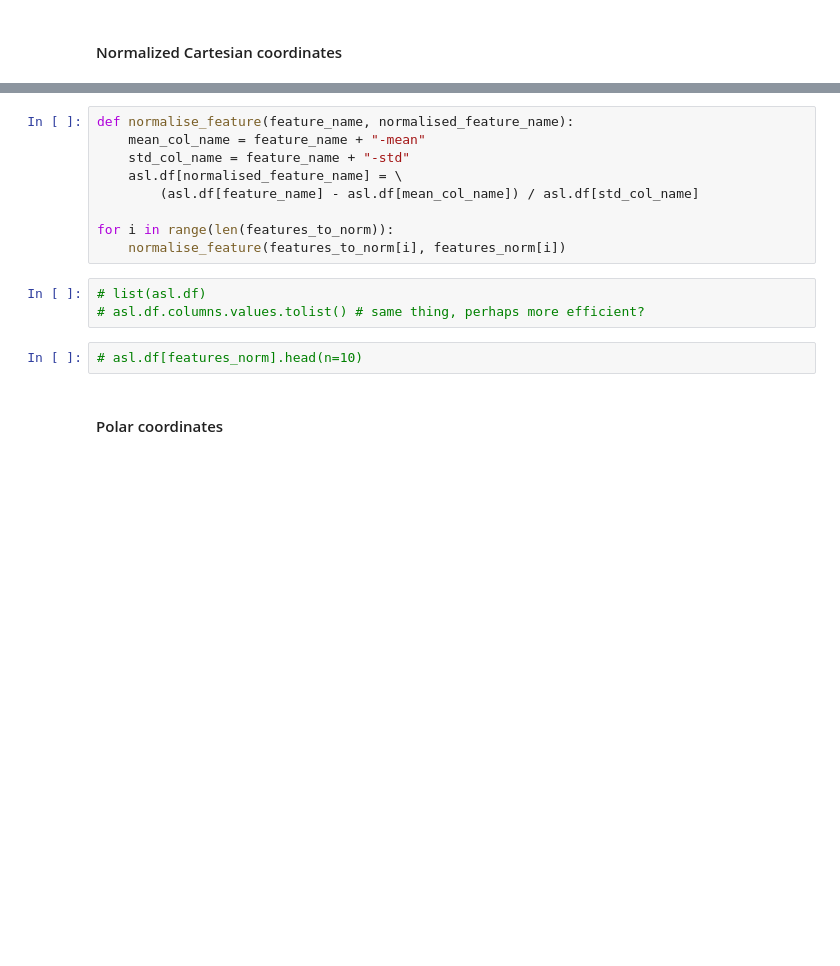
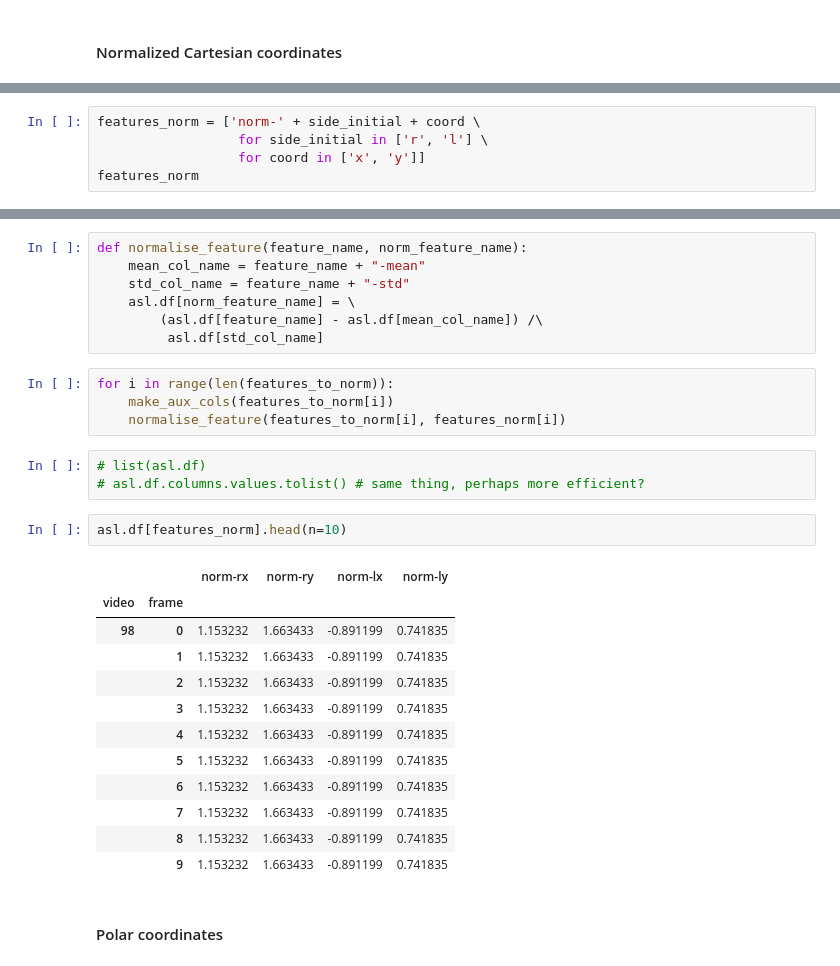
Before and after one commit to ocefra/AIND-Recognizer, a Jupyter notebook: asl_recognizer.ipynb, the cells around one changed output, grey strips where cells are left out. Drawn from its saved outputs; the diff is of its cells as text; blank space fills up the shorter version.

```diff
--- a/asl_recognizer.ipynb
+++ b/asl_recognizer.ipynb
@@ -284,0 +286,5 @@ asl.df.head()
+# %%
+features_norm = ['norm-' + side_initial + coord \
+                  for side_initial in ['r', 'l'] \
+                  for coord in ['x', 'y']]
+features_norm
@@ -285,17 +301,32 @@ asl.df.head()
 # %%
-def normalise_feature(feature_name, normalised_feature_name):
+def normalise_feature(feature_name, norm_feature_name):
     mean_col_name = feature_name + "-mean"
     std_col_name = feature_name + "-std"
-    asl.df[normalised_feature_name] = \
-        (asl.df[feature_name] - asl.df[mean_col_name]) / asl.df[std_col_name]
-
-for i in range(len(features_to_norm)):
-    normalise_feature(features_to_norm[i], features_norm[i])
+    asl.df[norm_feature_name] = \
+        (asl.df[feature_name] - asl.df[mean_col_name]) /\
+         asl.df[std_col_name]
+# %%
+for i in range(len(features_to_norm)):
+    make_aux_cols(features_to_norm[i])
+    normalise_feature(features_to_norm[i], features_norm[i])
 # %%
 # list(asl.df)
 # asl.df.columns.values.tolist() # same thing, perhaps more efficient?
 # %%
-# asl.df[features_norm].head(n=10)
+asl.df[features_norm].head(n=10)
+# %% [output]
+|  |  | norm-rx | norm-ry | norm-lx | norm-ly |
+| video | frame |  |  |  |  |
+| 98 | 0 | 1.153232 | 1.663433 | -0.891199 | 0.741835 |
+|  | 1 | 1.153232 | 1.663433 | -0.891199 | 0.741835 |
+|  | 2 | 1.153232 | 1.663433 | -0.891199 | 0.741835 |
+|  | 3 | 1.153232 | 1.663433 | -0.891199 | 0.741835 |
+|  | 4 | 1.153232 | 1.663433 | -0.891199 | 0.741835 |
+|  | 5 | 1.153232 | 1.663433 | -0.891199 | 0.741835 |
+|  | 6 | 1.153232 | 1.663433 | -0.891199 | 0.741835 |
+|  | 7 | 1.153232 | 1.663433 | -0.891199 | 0.741835 |
+|  | 8 | 1.153232 | 1.663433 | -0.891199 | 0.741835 |
+|  | 9 | 1.153232 | 1.663433 | -0.891199 | 0.741835 |
 # %% [markdown]
 #### Polar coordinates
 # %%
```
Also changed, not shown: parts of 93 cells of this notebook.
